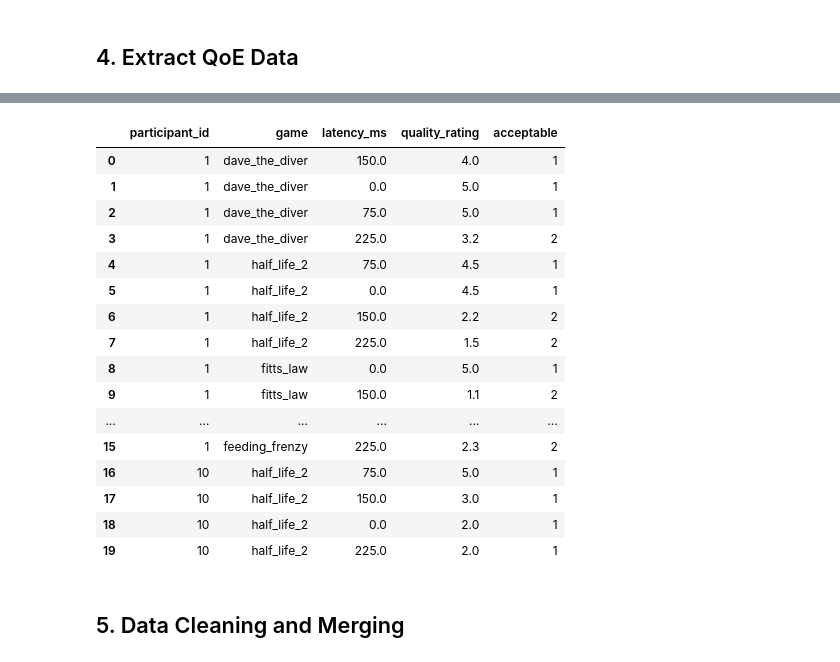
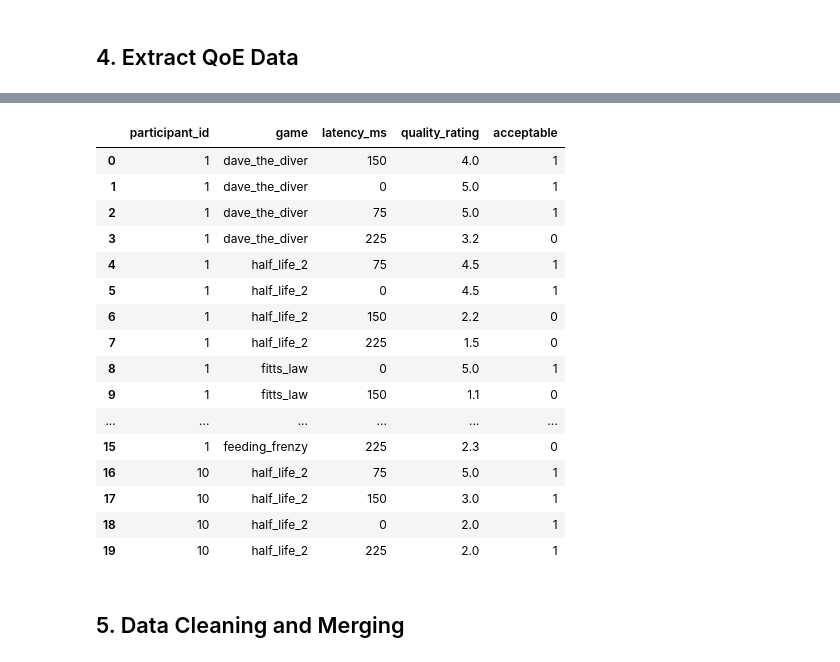
Before and after one commit to FelixNgFender/fpsci-harness, a Jupyter notebook: analysis/data_processing.ipynb, the cells around one changed output, grey strips where cells are left out. Drawn from its saved outputs; the diff is of its cells as text; code cells hidden in the pictures.

Commit message:
re-do data analysis + new graphs

```diff
--- a/analysis/data_processing.ipynb
+++ b/analysis/data_processing.ipynb
@@ -498,53 +516,55 @@ Length: 5, dtype: str
 # %% [markdown]
 ## 4. Extract QoE Data
 # %%
-def parse_qoe_file(round_path):
+def parse_qoe_file(round_path: pathlib.Path) -> dict:
     """Parse QoE questionnaire data."""
     qoe_file = Path(round_path) / "qoe.txt"
     if not qoe_file.exists():
-        return None
+        raise ValueError(f"qoe.txt not found at {qoe_file}")
 
-    try:
-        content = qoe_file.read_text().strip()
-        # Format: "QoE: 5.0 : 1,"
-        # quality_rating : acceptability (0 or 1)
-        match = re.search(r"QoE:\s*([0-9.]+)\s*:\s*([0-9]+)", content)
-        if match:
-            quality = float(match.group(1))
-            acceptable = int(match.group(2))
-            return {"quality_rating": quality, "acceptable": acceptable}
-        return None
-    except Exception as e:
-        print(f"Error parsing QoE from {round_path}: {e}")
-        return None
+    content = qoe_file.read_text().strip()
+    # Format: "QoE: 5.0 : 1,"
+    # quality_rating : acceptability (1 for Yes or 2 for No)
+    match = re.search(r"QoE:\s*([0-9.]+)\s*:\s*([0-9]+)", content)
+    if not match:
+        raise ValueError(f"wrong QoE format in {qoe_file}: '{content}'")
+
+    quality = float(match.group(1))
+    if not (0 <= quality <= 5):
+        raise ValueError(f"quality rating out of range in {qoe_file}: '{quality}'")
+
+    acceptable = int(match.group(2))
+    if acceptable not in (1, 2):
+        raise ValueError(f"acceptability rating must be 1 or 2 in {qoe_file}: '{acceptable}'")
+
+    return {"quality_rating": quality, "acceptable": 1 if acceptable == 1 else 0}
 
 
-def extract_qoe_data():
+def extract_qoe_data(measured_df: pd.DataFrame) -> pd.DataFrame:
     """Extract all QoE data."""
     qoe_data = []
 
     for _, row in measured_df.iterrows():
+        # skip rounds that don't have QoE data (1 round)
         if not row["has_qoe"]:
             continue
 
         qoe = parse_qoe_file(row["round_path"])
-        if qoe:
-            qoe_data.append(
-                {
-                    "participant_id": row["participant_id"],
-                    "game": row["game"],
-                    "latency_ms": row["latency_ms"],
-                    "quality_rating": qoe["quality_rating"],
-                    "acceptable": qoe["acceptable"],
-                }
-            )
+        qoe_data.append(
+            {
+                "participant_id": row["participant_id"],
+                "game": row["game"],
+                "latency_ms": row["latency_ms"],
+                "quality_rating": qoe["quality_rating"],
+                "acceptable": qoe["acceptable"],
+            }
+        )
 
     return pd.DataFrame(qoe_data)
 
 
 # Extract QoE data
-print("Extracting QoE data...")
-qoe_df = extract_qoe_data()
+qoe_df = extract_qoe_data(measured_df)
 print(f"\nExtracted QoE data for {len(qoe_df)} rounds")
 print(f"\nQoE Summary:")
 print(qoe_df.groupby("latency_ms")[["quality_rating", "acceptable"]].agg(["mean", "std", "count"]))
@@ -565,20 +583,20 @@ latency_ms
 |  | participant_id | game | latency_ms | quality_rating | acceptable |
-| 0 | 1 | dave_the_diver | 150.0 | 4.0 | 1 |
-| 1 | 1 | dave_the_diver | 0.0 | 5.0 | 1 |
-| 2 | 1 | dave_the_diver | 75.0 | 5.0 | 1 |
-| 3 | 1 | dave_the_diver | 225.0 | 3.2 | 2 |
-| 4 | 1 | half_life_2 | 75.0 | 4.5 | 1 |
-| 5 | 1 | half_life_2 | 0.0 | 4.5 | 1 |
-| 6 | 1 | half_life_2 | 150.0 | 2.2 | 2 |
-| 7 | 1 | half_life_2 | 225.0 | 1.5 | 2 |
-| 8 | 1 | fitts_law | 0.0 | 5.0 | 1 |
-| 9 | 1 | fitts_law | 150.0 | 1.1 | 2 |
+| 0 | 1 | dave_the_diver | 150 | 4.0 | 1 |
+| 1 | 1 | dave_the_diver | 0 | 5.0 | 1 |
+| 2 | 1 | dave_the_diver | 75 | 5.0 | 1 |
+| 3 | 1 | dave_the_diver | 225 | 3.2 | 0 |
+| 4 | 1 | half_life_2 | 75 | 4.5 | 1 |
+| 5 | 1 | half_life_2 | 0 | 4.5 | 1 |
+| 6 | 1 | half_life_2 | 150 | 2.2 | 0 |
+| 7 | 1 | half_life_2 | 225 | 1.5 | 0 |
+| 8 | 1 | fitts_law | 0 | 5.0 | 1 |
+| 9 | 1 | fitts_law | 150 | 1.1 | 0 |
 | ... | ... | ... | ... | ... | ... |
-| 15 | 1 | feeding_frenzy | 225.0 | 2.3 | 2 |
-| 16 | 10 | half_life_2 | 75.0 | 5.0 | 1 |
-| 17 | 10 | half_life_2 | 150.0 | 3.0 | 1 |
-| 18 | 10 | half_life_2 | 0.0 | 2.0 | 1 |
-| 19 | 10 | half_life_2 | 225.0 | 2.0 | 1 |
+| 15 | 1 | feeding_frenzy | 225 | 2.3 | 0 |
+| 16 | 10 | half_life_2 | 75 | 5.0 | 1 |
+| 17 | 10 | half_life_2 | 150 | 3.0 | 1 |
+| 18 | 10 | half_life_2 | 0 | 2.0 | 1 |
+| 19 | 10 | half_life_2 | 225 | 2.0 | 1 |
 # %% [markdown]
 ## 5. Data Cleaning and Merging
 # %%
```
Also changed, not shown: parts of 9 cells of this notebook, 34 other files.
